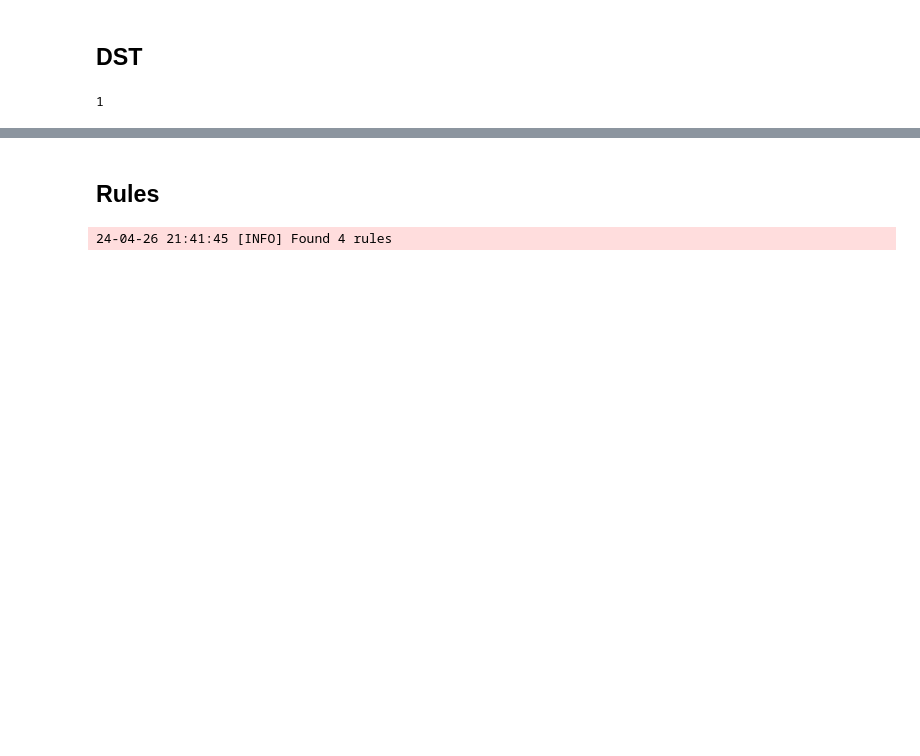
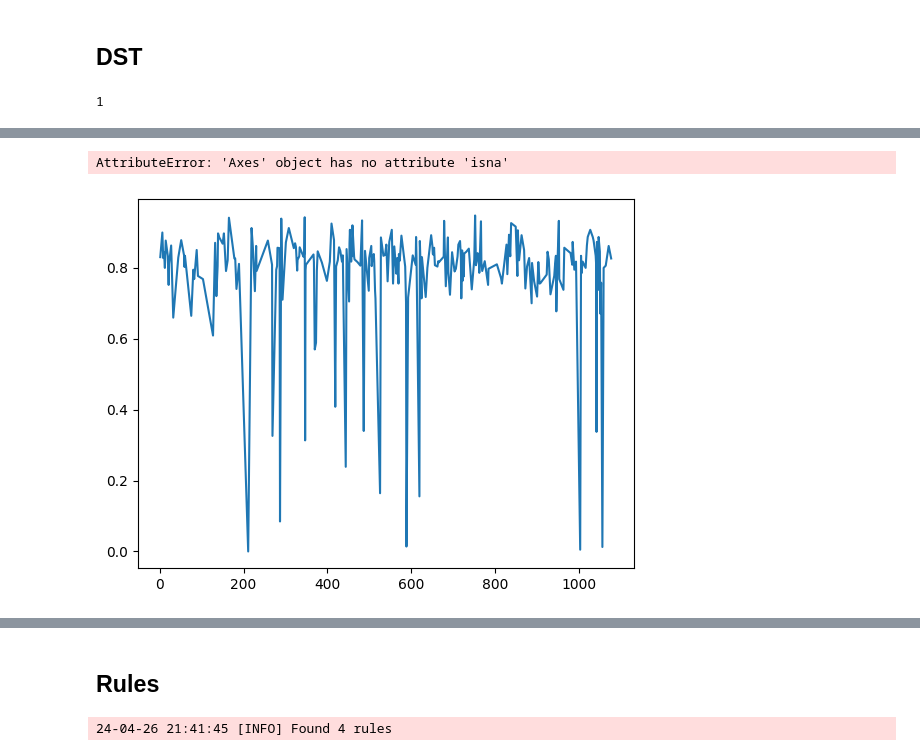
Before and after one commit to HaykTarkhanyan/CDSGD, a Jupyter notebook: cdsgd/clean.ipynb, the cells around one changed output, grey strips where cells are left out. Drawn from its saved outputs; the diff is of its cells as text; code cells hidden in the pictures; blank space fills up the shorter version.

```diff
--- a/cdsgd/clean.ipynb
+++ b/cdsgd/clean.ipynb
@@ -347,3 +484,8 @@ Processing epoch        1       1.0000
+# %%
+train_data_df_use.query("rev_Mean < 32.278").distance_norm.plot().isna().sum()
+# %% [output]
+AttributeError: 'Axes' object has no attribute 'isna'
+[figure, added]
 # %%
 experiments = pd.read_csv("experiments.csv")
 
```
Also changed, not shown: parts of 21 cells of this notebook, 12 other files.
